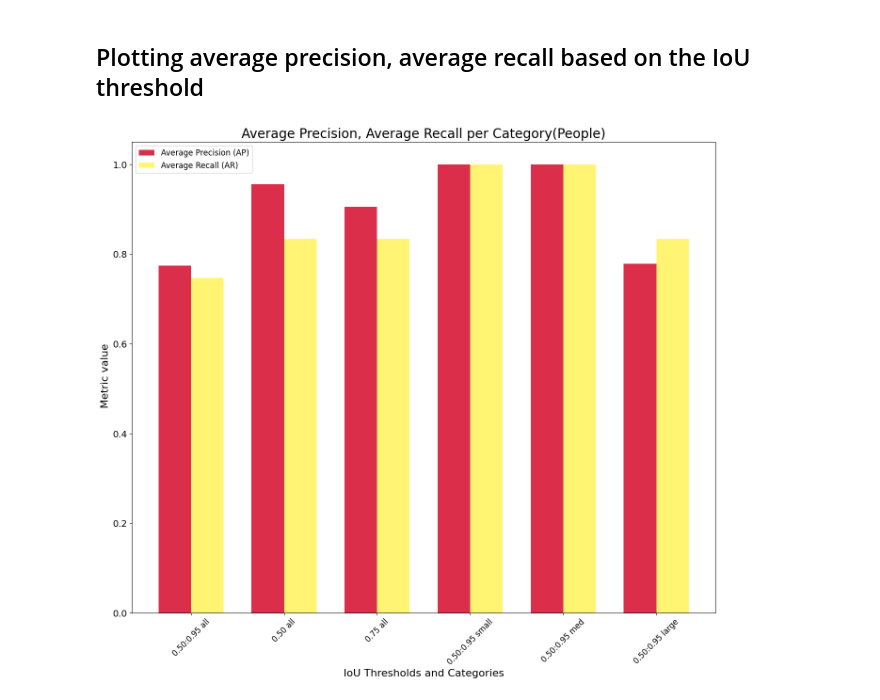
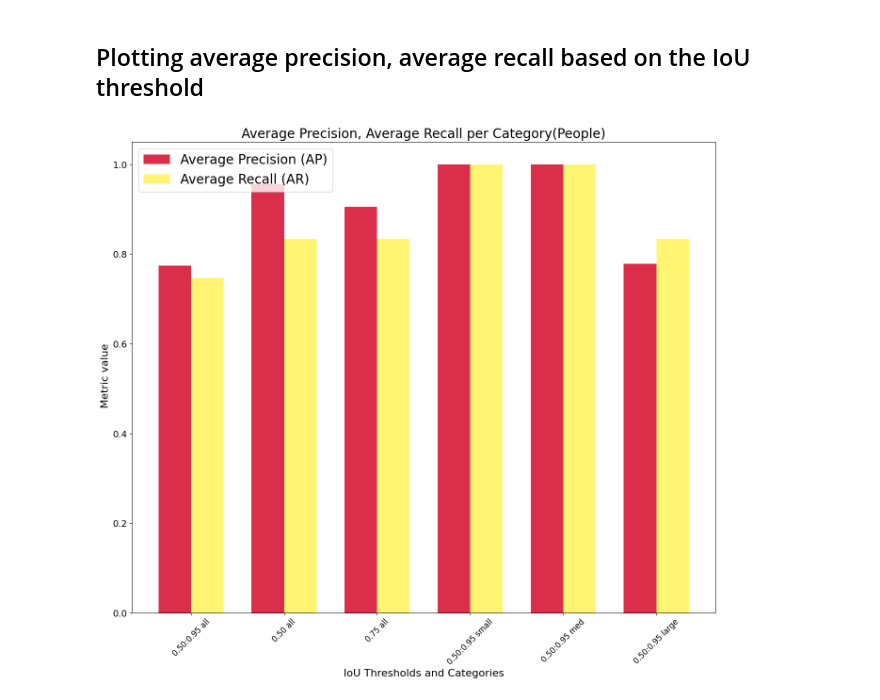
Before and after one commit to ar-robotics/transfer-learning-training, a Jupyter notebook: docs/notebooks/People-detection.ipynb, the cells around one changed output. Drawn from its saved outputs; the diff is of its cells as text; code cells hidden in the pictures.

```diff
--- a/docs/notebooks/People-detection.ipynb
+++ b/docs/notebooks/People-detection.ipynb
@@ -485,32 +465,32 @@ metrics = {
     'AR': [0.747, 0.834, 0.834,1.000, 1.000, 0.834]
 }
 categories = ['0.50:0.95 all', '0.50 all', '0.75 all',
               '0.50:0.95 small', '0.50:0.95 med', '0.50:0.95 large']
 # Create a bar plot for AP and AR with bars side by side
 bar_width = 0.35  # the width of the bars
 index = np.arange(len(metrics['AP']))  # the label locations
 
 fig, ax1 = plt.subplots(figsize=(16,13))
 
 # Bar plots
 rects1 = ax1.bar(index - bar_width/2, metrics['AP'], bar_width, label='Average Precision (AP)', color='#DB2E4B') # noqa
 rects2 = ax1.bar(index + bar_width/2, metrics['AR'], bar_width, label='Average Recall (AR)', color='#FFF572') # noqa
 
 
 # Labels and legends
 ax1.set_xlabel('IoU Thresholds and Categories',fontsize=16)
 ax1.set_ylabel(' Metric value',fontsize=16)
 ax1.set_title('Average Precision, Average Recall per Category(People)',fontsize=20)
 
 # Adjust tick label size (new)
 ax1.tick_params(axis='x', labelsize=14)
 ax1.tick_params(axis='y', labelsize=14)
 
 ax1.set_xticks(index)
 ax1.set_xticklabels(categories, rotation=45, fontsize=12)
 
-ax1.legend(loc='upper left',fontsize = 'large')
+ax1.legend(loc='upper left',fontsize = '20')
 plt.savefig('barplot.png')
 plt.show()
 # %% [output]
-[figure, old version]
+[figure, new version]
```
Also changed, not shown: parts of 2 cells of this notebook, 1 other file.
